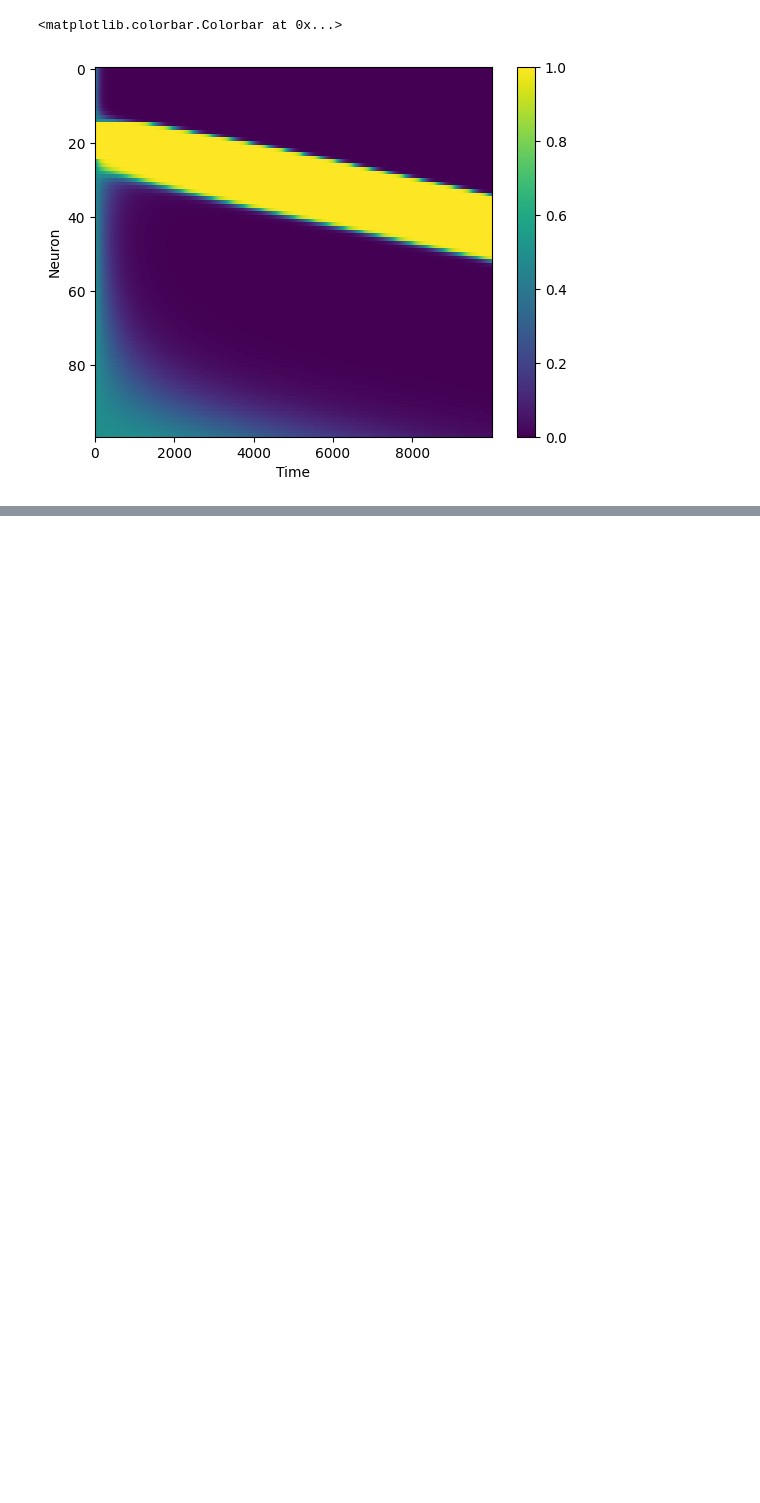
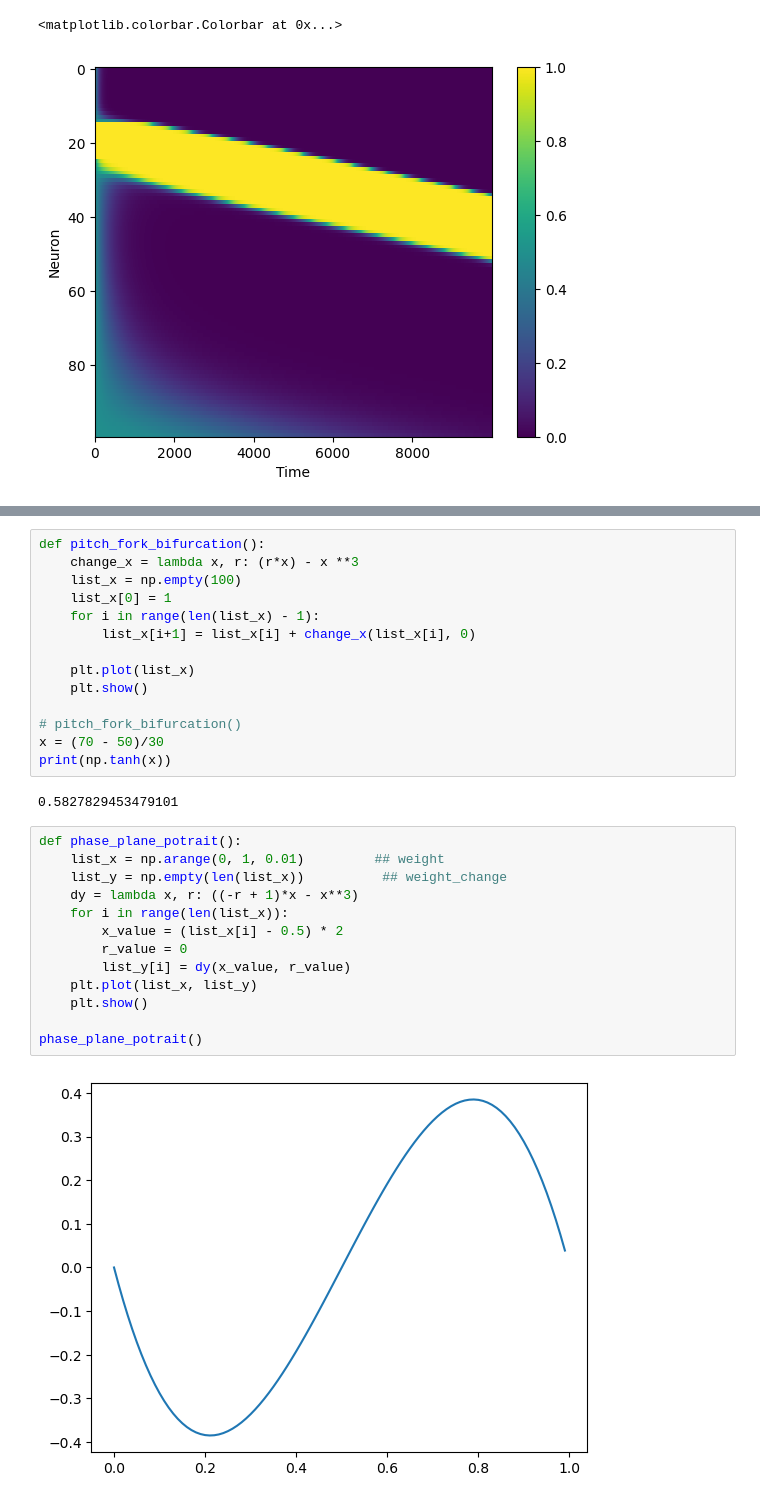
Before and after one commit to aung9htet/counting_snn, a Jupyter notebook: Bump_attractor_network.ipynb, the cells around one changed output, grey strips where cells are left out. Cells and saved outputs as stored; diff of their text form; blank space fills up the shorter version.

```diff
--- a/Bump_attractor_network.ipynb
+++ b/Bump_attractor_network.ipynb
@@ -124,0 +169,31 @@ plt.colorbar()
+# %%
+def pitch_fork_bifurcation():
+    change_x = lambda x, r: (r*x) - x **3
+    list_x = np.empty(100)
+    list_x[0] = 1
+    for i in range(len(list_x) - 1):
+        list_x[i+1] = list_x[i] + change_x(list_x[i], 0)
+
+    plt.plot(list_x)
+    plt.show()
+
+# pitch_fork_bifurcation()
+x = (70 - 50)/30
+print(np.tanh(x))
+# %% [output]
+0.5827829453479101
+# %%
+def phase_plane_potrait():
+    list_x = np.arange(0, 1, 0.01)         ## weight
+    list_y = np.empty(len(list_x))          ## weight_change
+    dy = lambda x, r: ((-r + 1)*x - x**3)
+    for i in range(len(list_x)):
+        x_value = (list_x[i] - 0.5) * 2
+        r_value = 0
+        list_y[i] = dy(x_value, r_value)
+    plt.plot(list_x, list_y)
+    plt.show()
+
+phase_plane_potrait()
+# %% [output]
+[figure, added]
```
Also changed, not shown: parts of 8 cells of this notebook, 24 other files.
